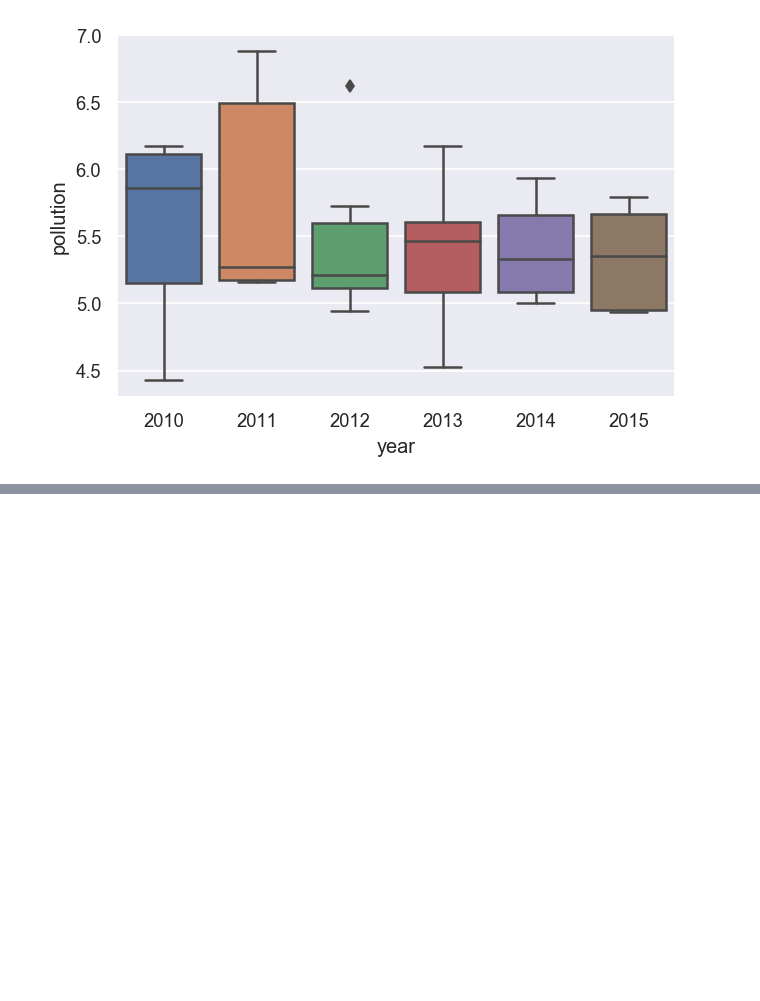
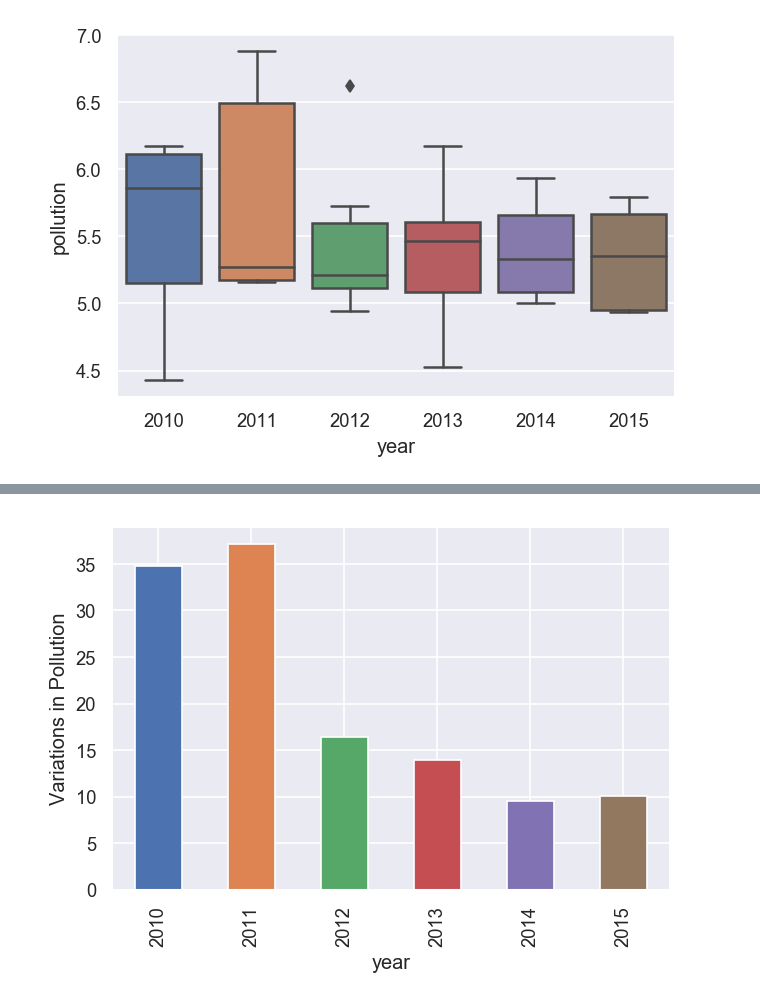
Before and after one commit to BharathC15/NielitChennai, a Jupyter notebook: python/TnAirPollution/BhaTNAirPollution.ipynb, the cells around one changed output, grey strips where cells are left out. Cells and saved outputs as stored; diff of their text form; code cells hidden in the pictures; blank space fills up the shorter version.

Commit message:
Found Variations in pollution

```diff
--- a/python/TnAirPollution/BhaTNAirPollution.ipynb
+++ b/python/TnAirPollution/BhaTNAirPollution.ipynb
@@ -430,0 +453,3 @@ plt.show()
+# %%
+poll_var=df.groupby("year")["pollution"].max()-df.groupby("year")["pollution"].min()
+poll_var
@@ -430,0 +465,7 @@ plt.show()
+# %%
+plt.figure(dpi=120)
+poll_var.plot(kind="bar")
+plt.ylabel("Variations in Pollution")
+plt.show()
+# %% [output]
+[figure, added]
```
Also changed, not shown: parts of 3 cells of this notebook.
